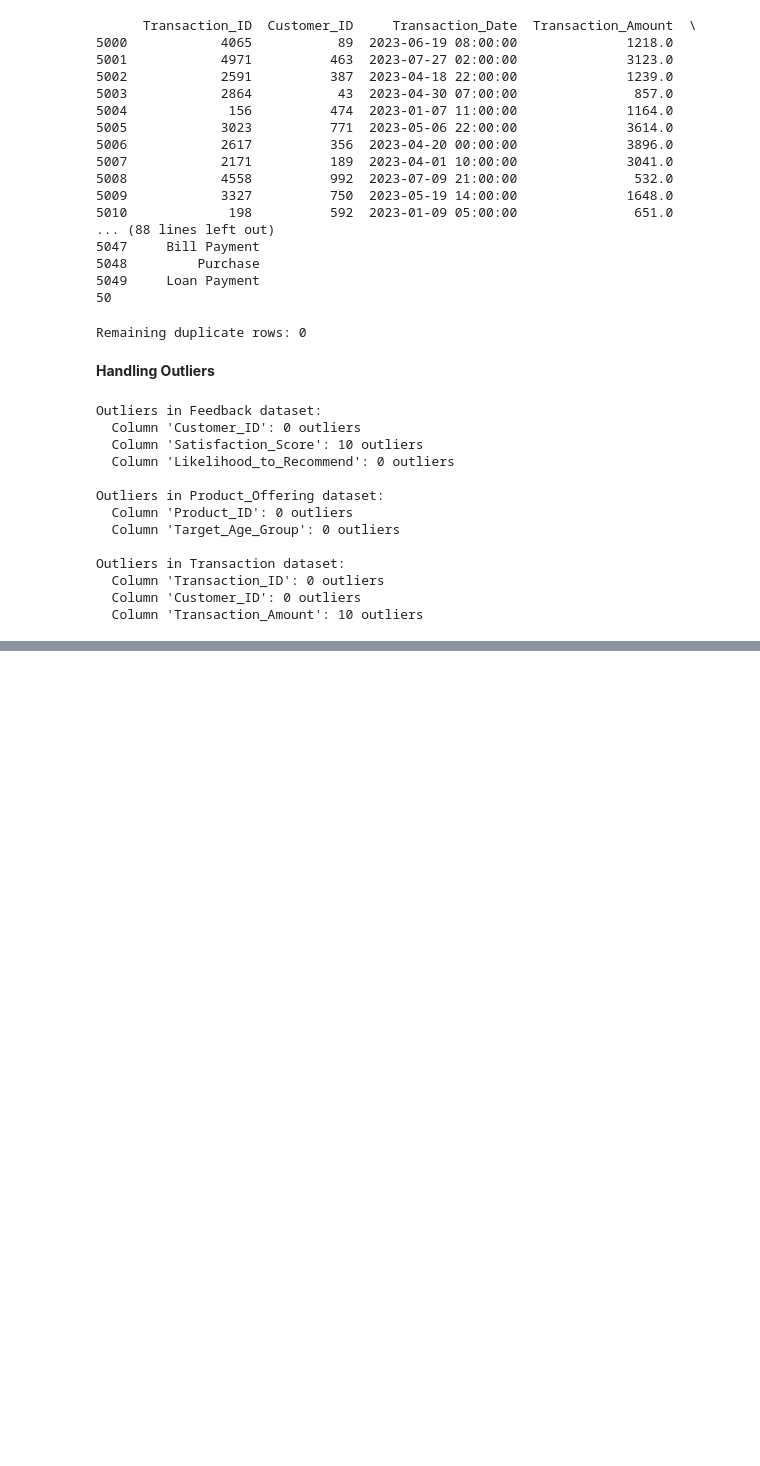
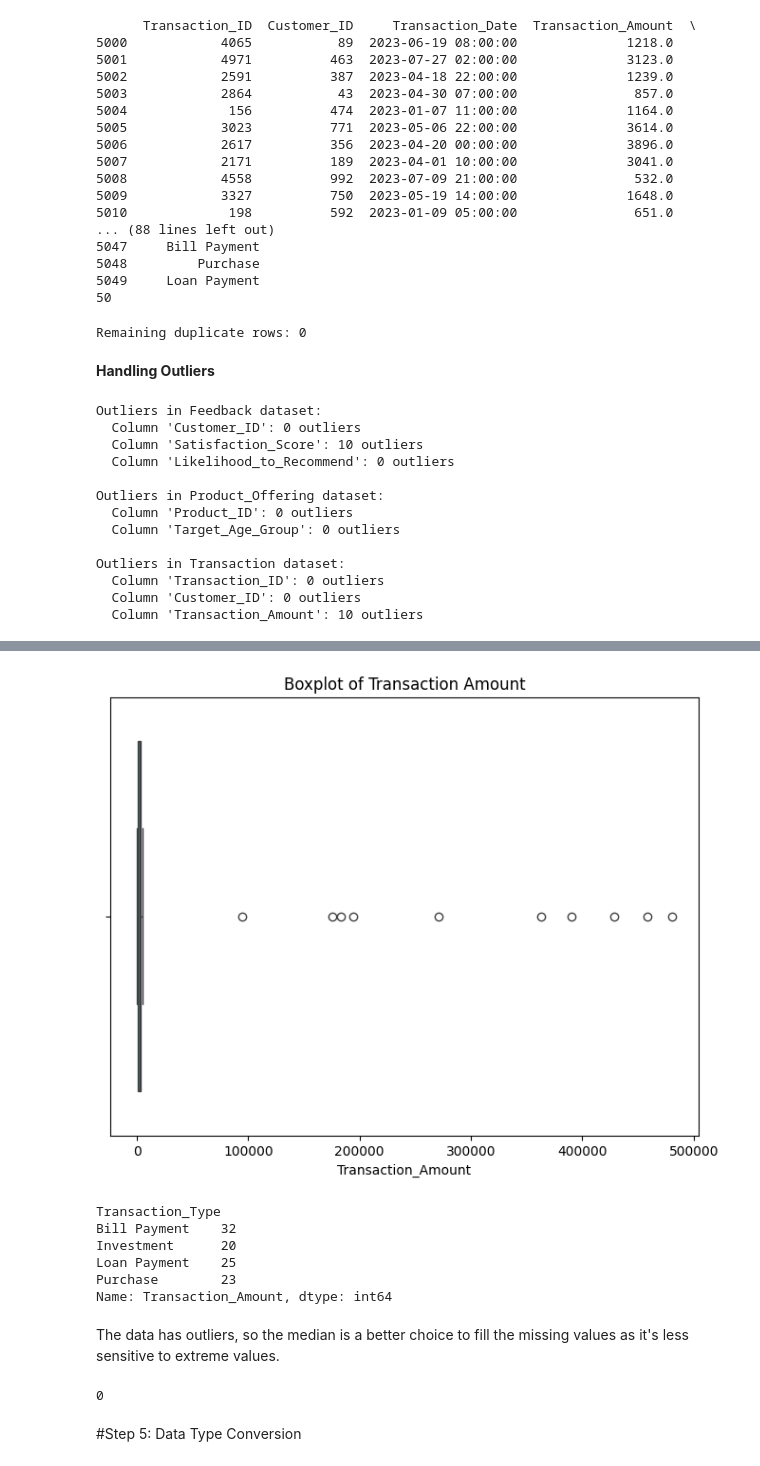
Before and after one commit to JogNov29/MO-IT128-Data-Mining-Principles, a Jupyter notebook: Project_Dataset_Preprocessing_and_Feature_Engineering_[Data_Mining].ipynb, the cells around one changed output, grey strips where cells are left out. Saved outputs shown, nothing was run; the diff lists cells and outputs as text; code cells hidden in the pictures; blank space fills up the shorter version.

```diff
--- a/Project_Dataset_Preprocessing_and_Feature_Engineering_[Data_Mining].ipynb
+++ b/Project_Dataset_Preprocessing_and_Feature_Engineering_[Data_Mining].ipynb
@@ -358,0 +441,22 @@ Outliers in Transaction dataset:
+# %%
+import seaborn as sns
+
+# Boxplot to visualize outliers
+plt.figure(figsize=(8, 6))
+sns.boxplot(x=transaction_df['Transaction_Amount'])
+plt.title('Boxplot of Transaction Amount')
+plt.show()
+# %% [output]
+[figure, added]
+# %%
+# Count missing values in 'Transaction_Amount' by transaction type
+print(transaction_df.groupby('Transaction_Type')['Transaction_Amount'].apply(lambda x: x.isnull().sum()))
+# %% [output]
+Transaction_Type
+Bill Payment    32
+Investment      20
+Loan Payment    25
+Purchase        23
+Name: Transaction_Amount, dtype: int64
+# %% [markdown]
+The data has outliers, so the median is a better choice to fill the missing values as it's less sensitive to extreme values.
@@ -358,0 +466,6 @@ Outliers in Transaction dataset:
+# %%
+print(transaction_df['Transaction_Amount'].isnull().sum())  # Should print 0 if successful
+# %% [output]
+0
+# %% [markdown]
+#Step 5: Data Type Conversion
```
Also changed, not shown: parts of 12 cells of this notebook.
